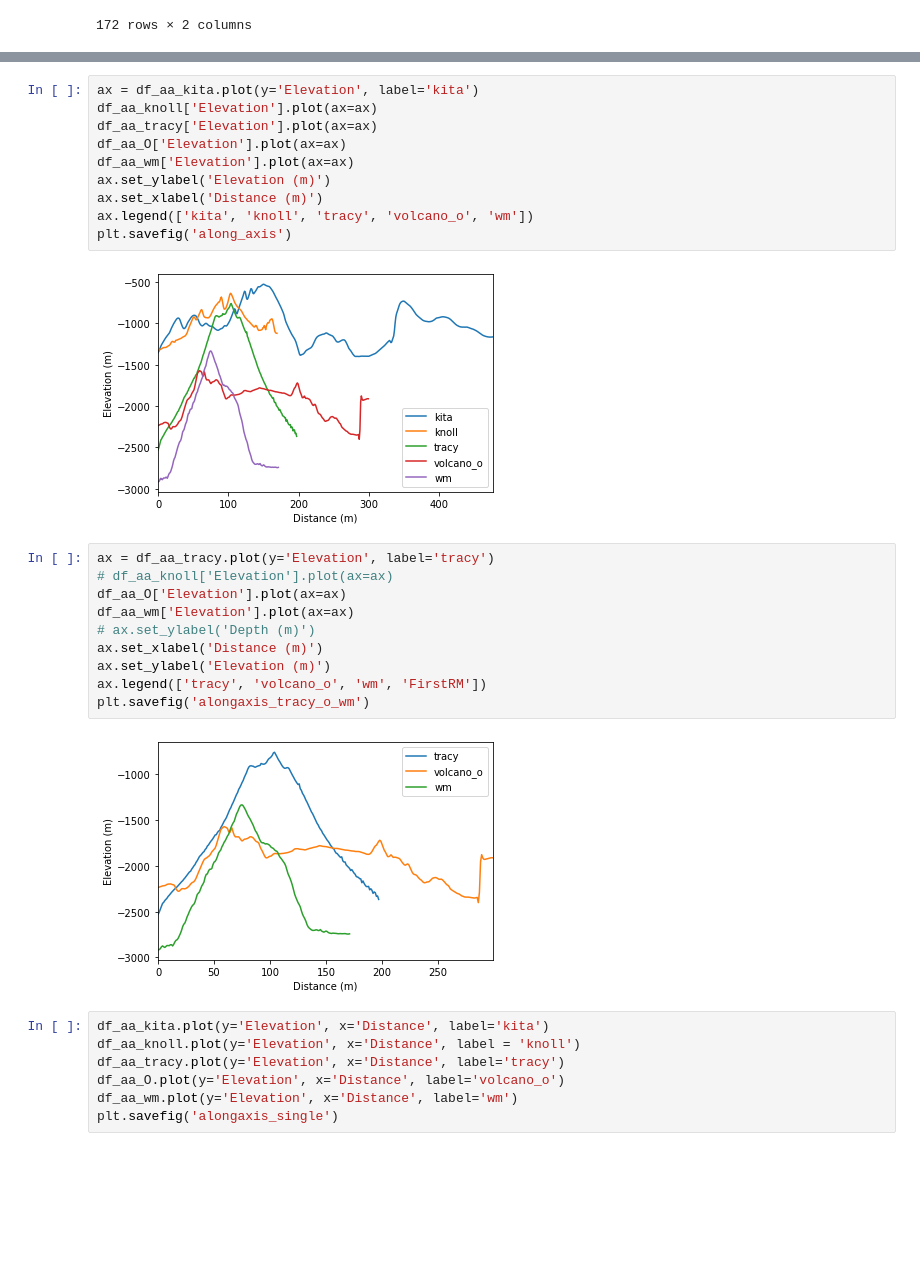
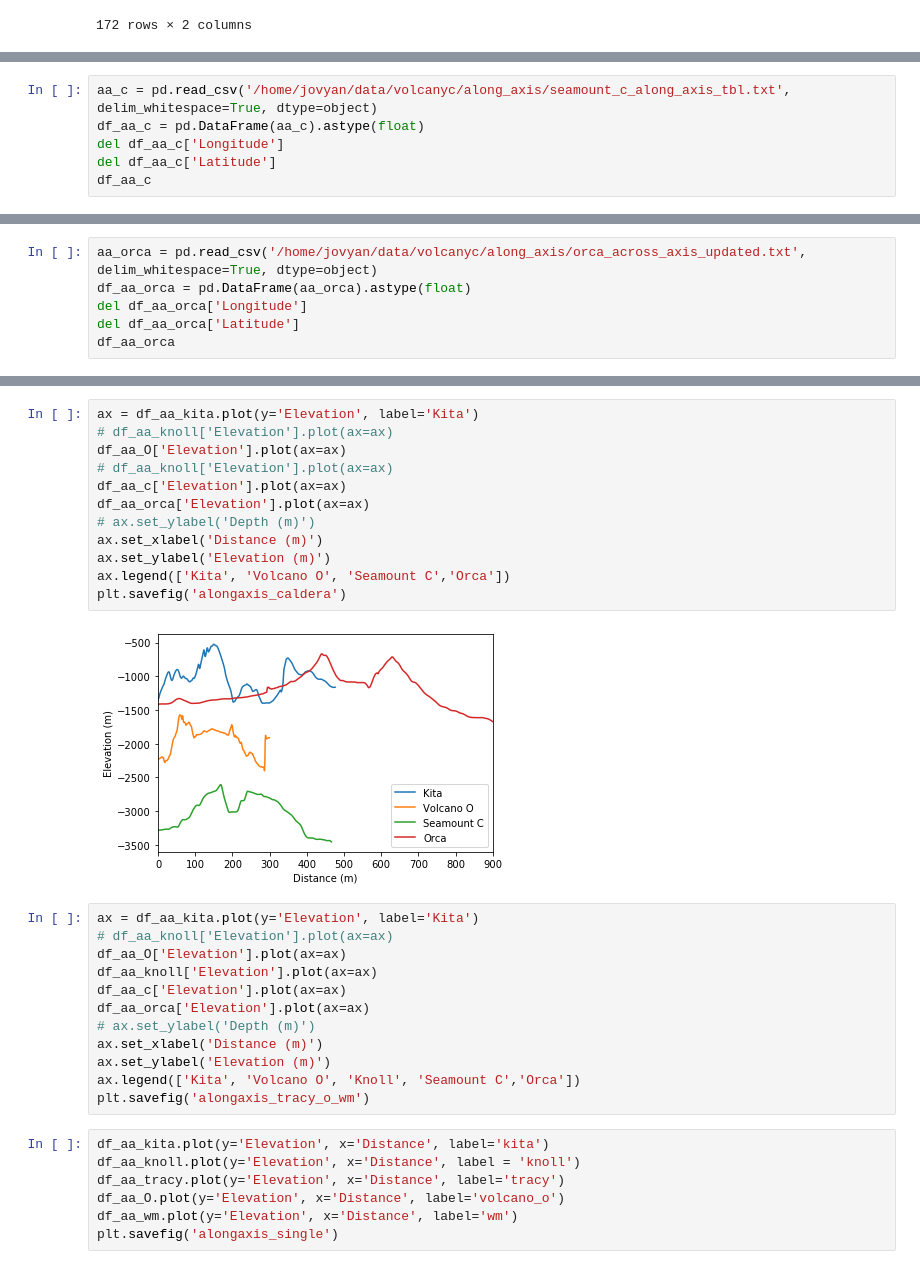
Before and after one commit to daxsoule/BOTPT, a Jupyter notebook: notebooks/volcanyc_alongaxis.ipynb, the cells around one changed output, grey strips where cells are left out. Drawn from its saved outputs; the diff is of its cells as text; blank space fills up the shorter version.

Commit message:
updated along axis plots

```diff
--- a/notebooks/volcanyc_alongaxis.ipynb
+++ b/notebooks/volcanyc_alongaxis.ipynb
@@ -143,0 +144,6 @@ df_aa_wm
+# %%
+aa_c = pd.read_csv('/home/jovyan/data/volcanyc/along_axis/seamount_c_along_axis_tbl.txt', delim_whitespace=True, dtype=object)
+df_aa_c = pd.DataFrame(aa_c).astype(float)
+del df_aa_c['Longitude']
+del df_aa_c['Latitude']
+df_aa_c
@@ -143,0 +184,6 @@ df_aa_wm
+# %%
+aa_orca = pd.read_csv('/home/jovyan/data/volcanyc/along_axis/orca_across_axis_updated.txt', delim_whitespace=True, dtype=object)
+df_aa_orca = pd.DataFrame(aa_orca).astype(float)
+del df_aa_orca['Longitude']
+del df_aa_orca['Latitude']
+df_aa_orca
@@ -144,27 +238,29 @@ df_aa_wm
 # %%
-ax = df_aa_kita.plot(y='Elevation', label='kita')
-df_aa_knoll['Elevation'].plot(ax=ax)
-df_aa_tracy['Elevation'].plot(ax=ax)
+ax = df_aa_kita.plot(y='Elevation', label='Kita')
+# df_aa_knoll['Elevation'].plot(ax=ax)
 df_aa_O['Elevation'].plot(ax=ax)
-df_aa_wm['Elevation'].plot(ax=ax)
+# df_aa_knoll['Elevation'].plot(ax=ax)
+df_aa_c['Elevation'].plot(ax=ax)
+df_aa_orca['Elevation'].plot(ax=ax)
+# ax.set_ylabel('Depth (m)')
+ax.set_xlabel('Distance (m)')
 ax.set_ylabel('Elevation (m)')
-ax.set_xlabel('Distance (m)')
-ax.legend(['kita', 'knoll', 'tracy', 'volcano_o', 'wm'])
-plt.savefig('along_axis')
+ax.legend(['Kita', 'Volcano O', 'Seamount C','Orca'])
+plt.savefig('alongaxis_caldera')
 # %% [output]
-[figure, old version]
+[figure, new version]
 # %%
-ax = df_aa_tracy.plot(y='Elevation', label='tracy')
+ax = df_aa_kita.plot(y='Elevation', label='Kita')
 # df_aa_knoll['Elevation'].plot(ax=ax)
 df_aa_O['Elevation'].plot(ax=ax)
-df_aa_wm['Elevation'].plot(ax=ax)
+df_aa_knoll['Elevation'].plot(ax=ax)
+df_aa_c['Elevation'].plot(ax=ax)
+df_aa_orca['Elevation'].plot(ax=ax)
 # ax.set_ylabel('Depth (m)')
 ax.set_xlabel('Distance (m)')
 ax.set_ylabel('Elevation (m)')
-ax.legend(['tracy', 'volcano_o', 'wm', 'FirstRM'])
+ax.legend(['Kita', 'Volcano O', 'Knoll', 'Seamount C','Orca'])
 plt.savefig('alongaxis_tracy_o_wm')
-# %% [output]
-[figure, removed]
 # %%
 df_aa_kita.plot(y='Elevation', x='Distance', label='kita')
 df_aa_knoll.plot(y='Elevation', x='Distance', label = 'knoll')
```
Also changed, not shown: parts of 8 cells of this notebook, 4 other files.
